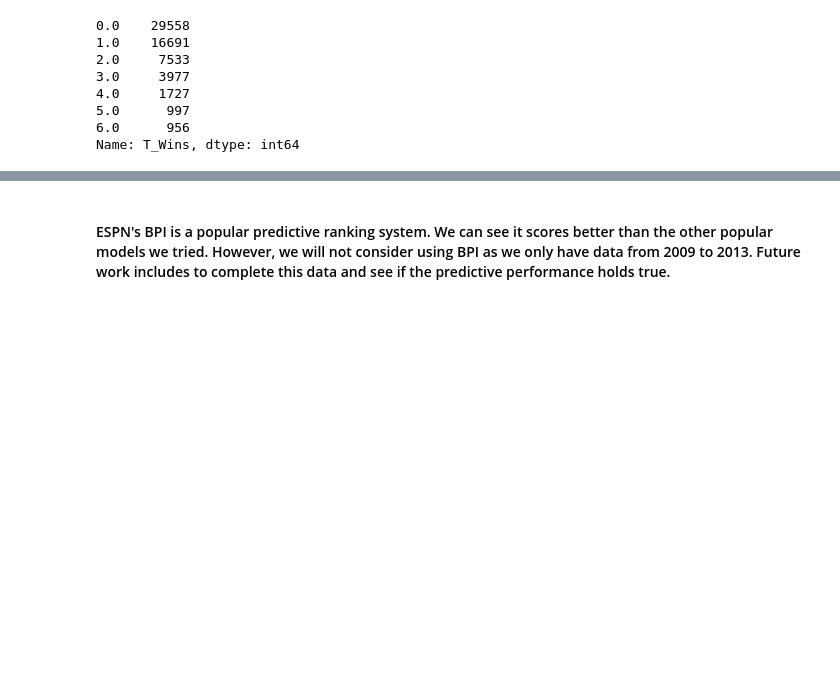
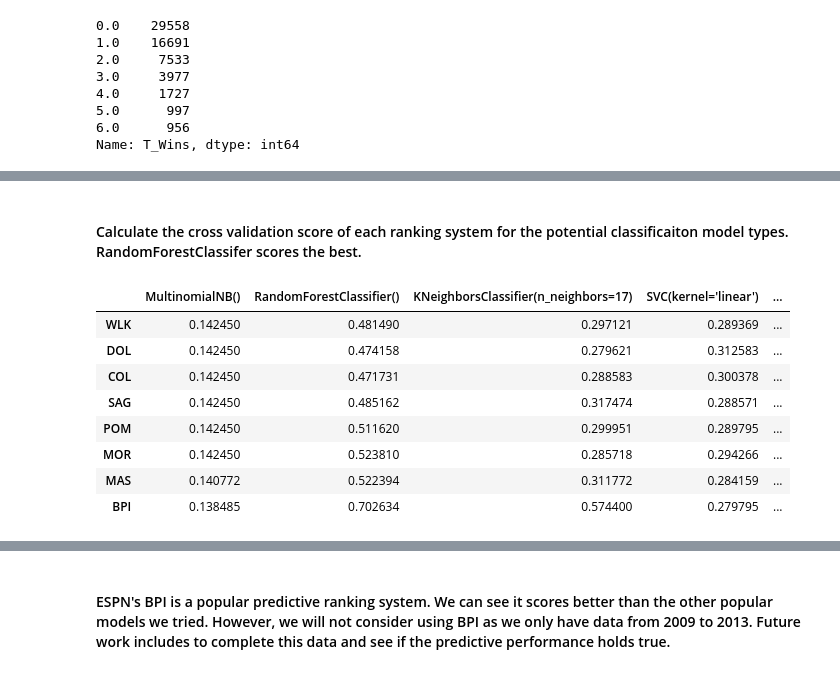
Before and after one commit to pforza/March_Madness_Predictor, a Jupyter notebook: 03_rankings_FE.ipynb, the cells around one changed output, grey strips where cells are left out. Cells and saved outputs as stored; diff of their text form; code cells hidden in the pictures; blank space fills up the shorter version.

```diff
--- a/03_rankings_FE.ipynb
+++ b/03_rankings_FE.ipynb
@@ -45,0 +66,8 @@ Name: T_Wins, dtype: int64
+# %%
+system_counts = pd.DataFrame(team_data['SystemName'].value_counts())
+list_of_max_entries = list(system_counts.index[system_counts['SystemName']==team_data['SystemName'].value_counts().max()])
+list_of_max_entries = list(system_counts.index[system_counts['SystemName']==team_data['SystemName'].value_counts().max()])
+systems = list_of_max_entries
+systems.append('MAS')
+systems.append('BPI')
+systems
@@ -46,4 +81,3 @@ Name: T_Wins, dtype: int64
 # %%
-from imblearn.over_sampling import RandomOverSampler
+from imblearn.over_sampling import SMOTE
+smote=SMOTE()
-# %%
-sampler = RandomOverSampler()
@@ -66 +104,35 @@ models = [MultinomialNB(), RandomForestClassifier(n_estimators=100), KNeighborsC
+# %% [markdown]
+#### Calculate the cross validation score of each ranking system for the potential classificaiton model types. RandomForestClassifer scores the best.
+# %%
+score_dict={}
+for system in systems:
+    score_list = []
+    model_list=[]
+    df = team_data[team_data['SystemName']==system]
+    X = df['OrdinalRank']#.array().reshape(-1, 1)
+    X = np.reshape(list(X), (X.shape[0],1))
+    y = df['T_Wins']
+    y = np.reshape(list(y), (y.shape[0],1))
+    #X , y = sampler.fit_resample(X,y)
+    X_train, X_test, y_train, y_test = train_test_split(X, y, test_size=0.4, stratify=y, random_state=101)
+    X_train , y_train = sampler.fit_resample(X_train,y_train)
+    X_train, y_train = smote.fit_resample(X_train,y_train)
+    for model in models:
+        score = cross_val_score(model, X_train, y_train).mean()
+        #score=scores.mean()
+        score_list.append(score)
+        model_list.append(model.__str__())
+    score_dict[system.__str__()] = score_list
+score_df = pd.DataFrame.from_dict(score_dict, orient='index', columns = model_list)
+score_df
+# %% [output]
+|  | MultinomialNB() | RandomForestClassifier() | KNeighborsClassifier(n_neighbors=17) | SVC(kernel='linear') | ... |
+| WLK | 0.142450 | 0.481490 | 0.297121 | 0.289369 | ... |
+| DOL | 0.142450 | 0.474158 | 0.279621 | 0.312583 | ... |
+| COL | 0.142450 | 0.471731 | 0.288583 | 0.300378 | ... |
+| SAG | 0.142450 | 0.485162 | 0.317474 | 0.288571 | ... |
+| POM | 0.142450 | 0.511620 | 0.299951 | 0.289795 | ... |
+| MOR | 0.142450 | 0.523810 | 0.285718 | 0.294266 | ... |
+| MAS | 0.140772 | 0.522394 | 0.311772 | 0.284159 | ... |
+| BPI | 0.138485 | 0.702634 | 0.574400 | 0.279795 | ... |
 # %%
```
Also changed, not shown: parts of 51 cells of this notebook, 6 other files.
